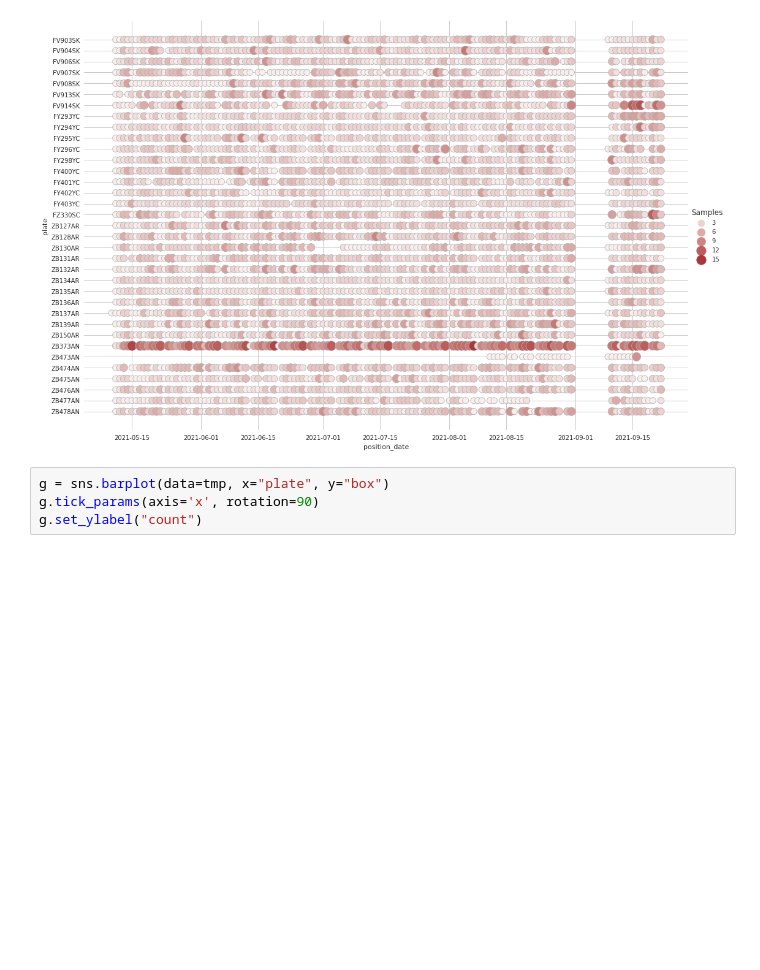
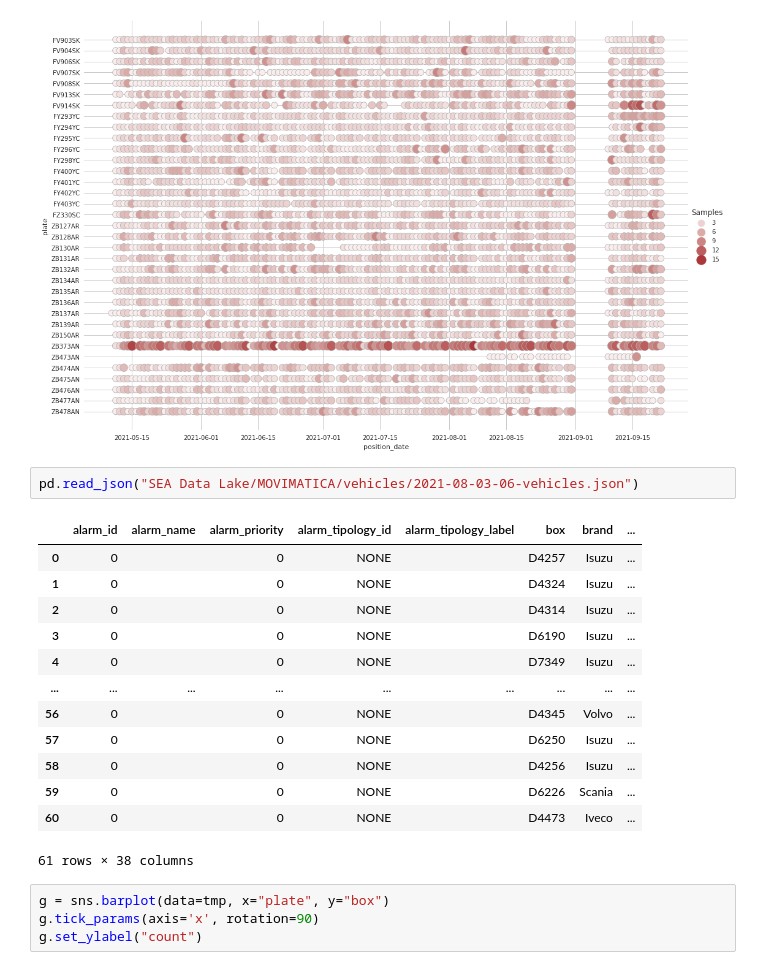
Before and after one commit to antonioalbanese/ai4trucks, a Jupyter notebook: Movimatica.ipynb, the cells around one changed output. Drawn from its saved outputs; the diff is of its cells as text; blank space fills up the shorter version.

```diff
--- a/Movimatica.ipynb
+++ b/Movimatica.ipynb
@@ -80,6 +80,22 @@ for t in g._legend.get_texts():
 g._legend.set_title("Samples")
 # %% [output]
 [figure]
+# %%
+pd.read_json("SEA Data Lake/MOVIMATICA/vehicles/2021-08-03-06-vehicles.json")
+# %% [output]
+|  | alarm_id | alarm_name | alarm_priority | alarm_tipology_id | alarm_tipology_label | box | brand | ... |
+| 0 | 0 |  | 0 | NONE |  | D4257 | Isuzu | ... |
+| 1 | 0 |  | 0 | NONE |  | D4324 | Isuzu | ... |
+| 2 | 0 |  | 0 | NONE |  | D4314 | Isuzu | ... |
+| 3 | 0 |  | 0 | NONE |  | D6190 | Isuzu | ... |
+| 4 | 0 |  | 0 | NONE |  | D7349 | Isuzu | ... |
+| ... | ... | ... | ... | ... | ... | ... | ... | ... |
+| 56 | 0 |  | 0 | NONE |  | D4345 | Volvo | ... |
+| 57 | 0 |  | 0 | NONE |  | D6250 | Isuzu | ... |
+| 58 | 0 |  | 0 | NONE |  | D4256 | Isuzu | ... |
+| 59 | 0 |  | 0 | NONE |  | D6226 | Scania | ... |
+| 60 | 0 |  | 0 | NONE |  | D4473 | Iveco | ... |
+61 rows × 38 columns
 # %%
 g = sns.barplot(data=tmp, x="plate", y="box")
 g.tick_params(axis='x', rotation=90)
```
Also changed, not shown: parts of 1 cell of this notebook, 1 other file.
